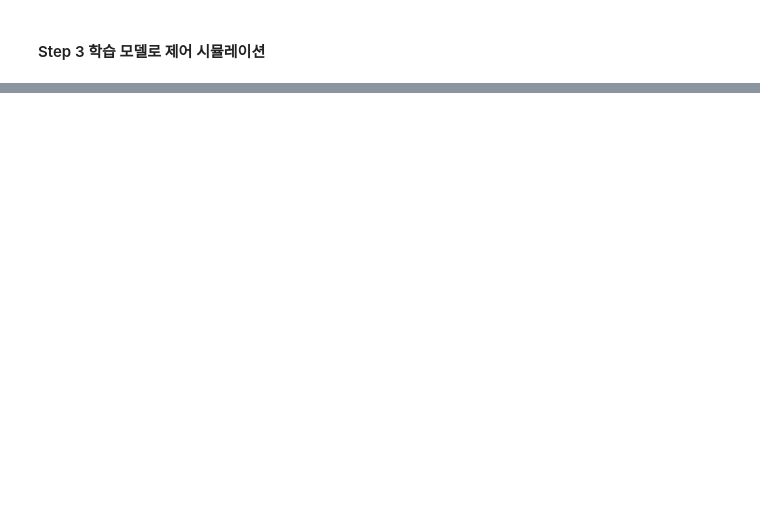
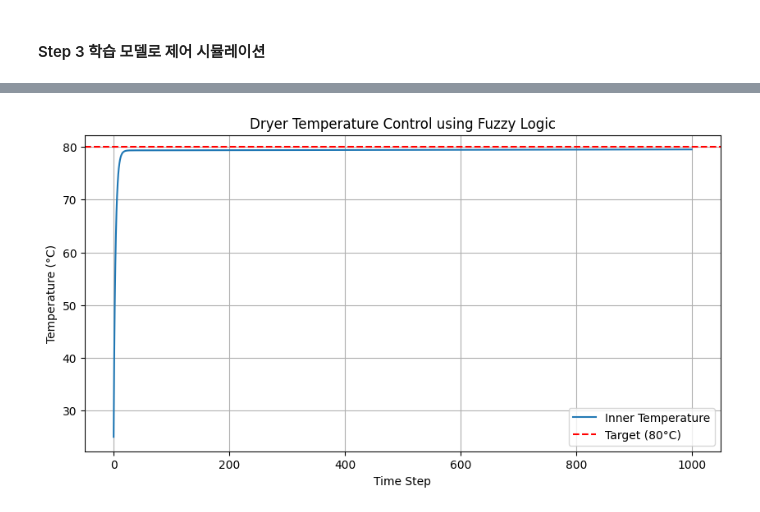
Before and after one commit to swhors/mlops_jupyter_notebooks, a Jupyter notebook: notebook/DryingOven/SampleModeling_v5.4.ipynb, the cells around one changed output, grey strips where cells are left out. Drawn from its saved outputs; the diff is of its cells as text; code cells hidden in the pictures; blank space fills up the shorter version.

Commit message:
fix scikit-fuzzt model

```diff
--- a/notebook/DryingOven/SampleModeling_v5.4.ipynb
+++ b/notebook/DryingOven/SampleModeling_v5.4.ipynb
@@ -495,0 +346,88 @@ hit_point = 16
+# %%
+import torch
+import torch.nn as nn
+import torch.optim as optim
+import pandas as pd
+import numpy as np
+import matplotlib.pyplot as plt
+from lib.simulate.dryer_oven_simulation import DryerOvenSimulation
+from lib.types import unpack_nptype
+
+
+
+# 3. BC(Behavior Cloning) 학습
+def train(csv_file_pathname, verbose=0):
+    if verbose > 0:
+        print("퍼지 파라미터 최적화 시작...")
+
+    max_repeat_cnt = 1000
+    initial_temp = 25.0
+    const_heater_input = 15.5
+
+
+    simulation = DryerOvenSimulation(use_ts=False,
+                                     target_temp=80.0,
+                                     initial_temp=initial_temp,
+                                     initial_weight=80,
+                                     dry_weight=20,
+                                     debug=False)
+    trainer = FuzzyBCRetrainer(csv_path=stored_data_file_pathname)
+    best_p = trainer.retrain()
+    final_model = trainer.create_fuzzy_model(best_p)
+    init_state = [
+            25.0,   # inner_temp 0
+            -55.0,  # error      1
+            80.0,   # humidity   2
+            39.0,   # weight     3
+            22.0,   # outer_temp 4
+            1013.0, # pressure   5
+            1500.0] # fan_rpm    6
+    history = []
+    state = init_state
+    convergence_cnt = 0
+    convergenced_cnt = 0
+    convergenced_stats = False
+
+    for i in range(max_repeat_cnt):
+        history.append(unpack_nptype(state[0])) # inner_temp 기록
+        final_model.input['error'] = unpack_nptype(state[1])
+        final_model.input['moisture'] = unpack_nptype(state[2])
+        final_model.input['weight'] = unpack_nptype(state[3])
+        final_model.input['outer_temp'] = unpack_nptype(state[4])
+        final_model.input['pressure'] = unpack_nptype(state[5])
+        final_model.input['fan_rpm'] = unpack_nptype(state[6])
+        final_model.compute()
+        action = final_model.output['action']
+        state = simulation.step(action=action, state=state, heater_input=const_heater_input)
+        state = list(state.values())
+        inner_temp = state[0]
+
+        # 수렴 위치 측정
+        if abs(inner_temp - target_temp) < 1.5:
+            convergenced_stats = True
+            convergence_cnt += 1
+            if convergence_cnt > 3 and convergenced_stats == True and hit_point == 0:
+                convergenced_cnt += 1
+                hit_point = i
+        else:
+            convergenced_stats = False
+            convergence_cnt = 0
+            hit_point = 0
+    return hit_point, history
+
+
+hit_point, history = train(csv_file_pathname=stored_data_file_pathname, verbose=1)
+
+print(f'hit_point = {hit_point}')
+
+# 그래프 출력
+plt.figure(figsize=(10, 5))
+plt.plot(history, label='Inner Temperature')
+plt.axhline(y=80, color='r', linestyle='--', label='Target (80°C)')
+plt.title('Dryer Temperature Control using Fuzzy Logic')
+plt.xlabel('Time Step')
+plt.ylabel('Temperature (°C)')
+plt.legend()
+plt.grid(True)
+plt.show()
+# %% [output]
@@ -495,0 +438 @@ hit_point = 16
+[figure, added]
```
Also changed, not shown: parts of 7 cells of this notebook, 1 other file.
